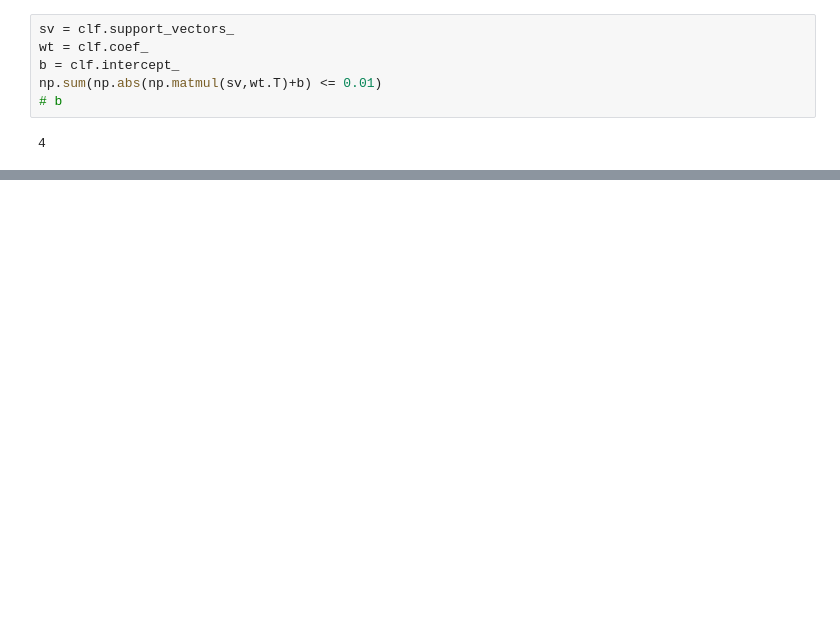
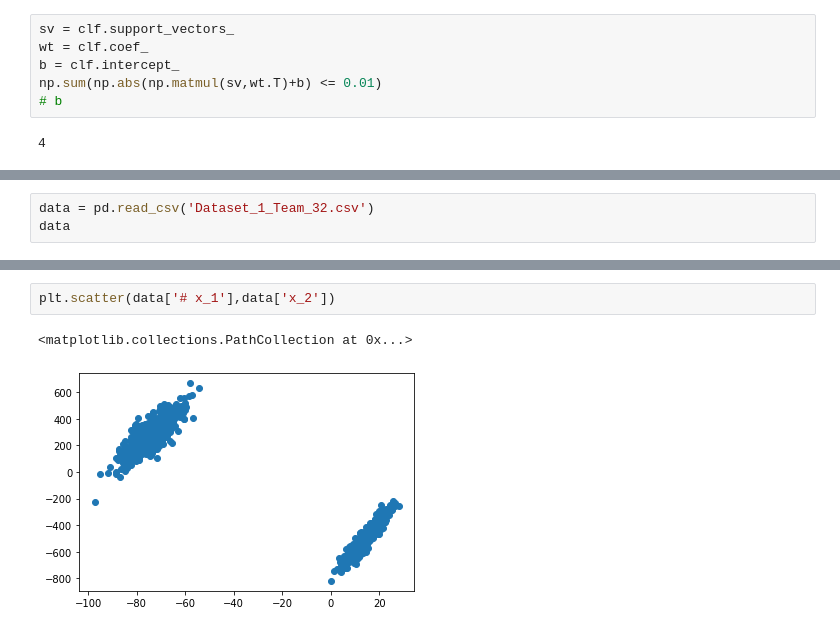
Before and after one commit to sourav22899/cs5691-prml, a Jupyter notebook: assign2/cs5691_pa2.ipynb, the cells around one changed output, grey strips where cells are left out. Cells and saved outputs as stored; diff of their text form; blank space fills up the shorter version.

```diff
--- a/assign2/cs5691_pa2.ipynb
+++ b/assign2/cs5691_pa2.ipynb
@@ -361,0 +365,3 @@ plt.show()
+# %%
+data = pd.read_csv('Dataset_1_Team_32.csv')
+data
@@ -361,0 +382,5 @@ plt.show()
+# %%
+plt.scatter(data['# x_1'],data['x_2'])
+# %% [output]
+<matplotlib.collections.PathCollection at 0x...>
+[figure, added]
```
Also changed, not shown: parts of 21 cells of this notebook.
